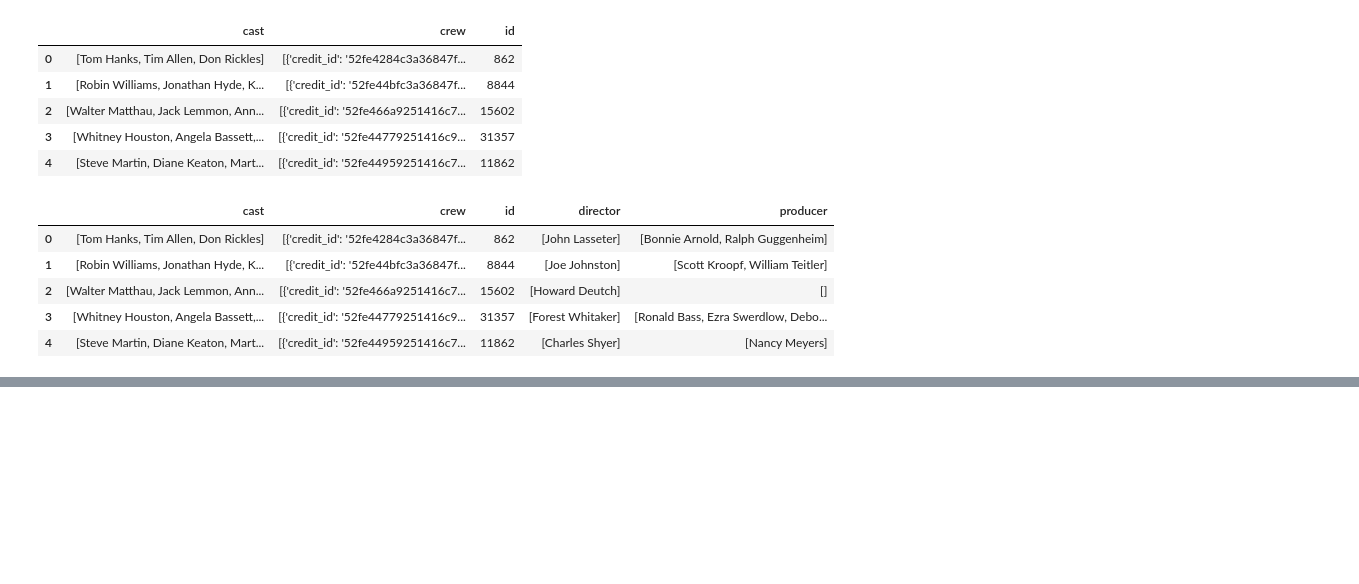
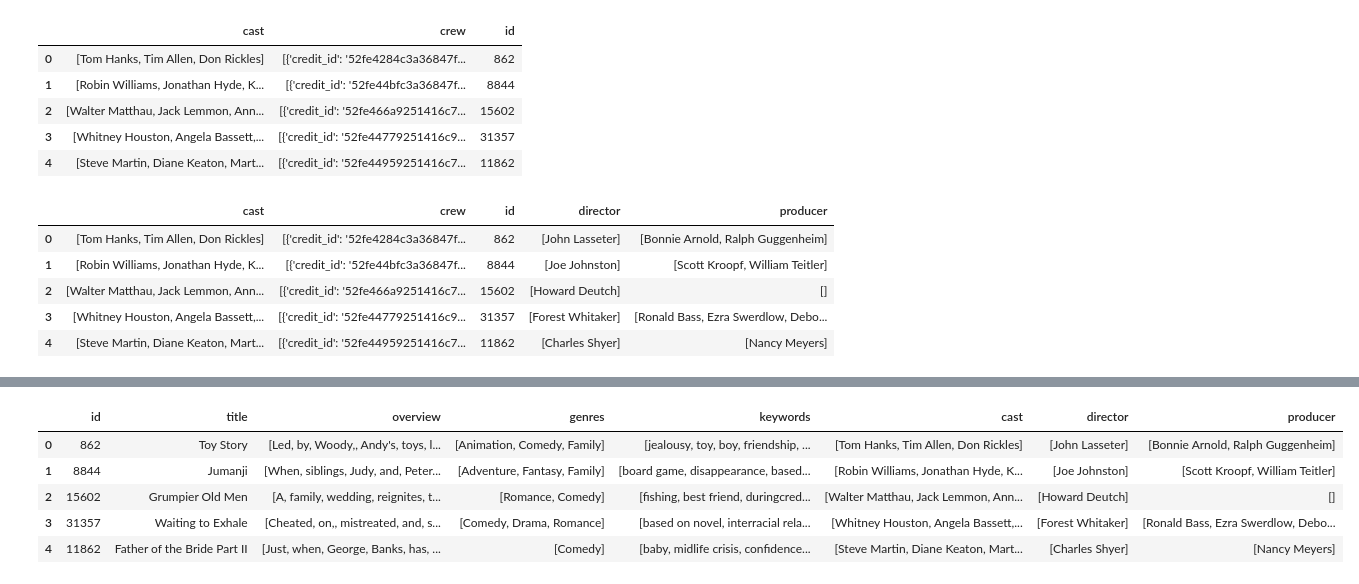
Before and after one commit to golubnichiy/big_data_092925, a Jupyter notebook: day_13.ipynb, the cells around one changed output, grey strips where cells are left out. Cells and saved outputs as stored; diff of their text form; code cells hidden in the pictures; blank space fills up the shorter version.

```diff
--- a/day_13.ipynb
+++ b/day_13.ipynb
@@ -96,0 +260,10 @@ df_credits.head()
+# %%
+df1 = final_df[['id', 'title', 'overview', 'genres', 'keywords', 'cast', 'director', 'producer']]
+df1.head()
+# %% [output]
+|  | id | title | overview | genres | keywords | cast | director | producer |
+| 0 | 862 | Toy Story | [Led, by, Woody,, Andy's, toys, l... | [Animation, Comedy, Family] | [jealousy, toy, boy, friendship, ... | [Tom Hanks, Tim Allen, Don Rickles] | [John Lasseter] | [Bonnie Arnold, Ralph Guggenheim] |
+| 1 | 8844 | Jumanji | [When, siblings, Judy, and, Peter... | [Adventure, Fantasy, Family] | [board game, disappearance, based... | [Robin Williams, Jonathan Hyde, K... | [Joe Johnston] | [Scott Kroopf, William Teitler] |
+| 2 | 15602 | Grumpier Old Men | [A, family, wedding, reignites, t... | [Romance, Comedy] | [fishing, best friend, duringcred... | [Walter Matthau, Jack Lemmon, Ann... | [Howard Deutch] | [] |
+| 3 | 31357 | Waiting to Exhale | [Cheated, on,, mistreated, and, s... | [Comedy, Drama, Romance] | [based on novel, interracial rela... | [Whitney Houston, Angela Bassett,... | [Forest Whitaker] | [Ronald Bass, Ezra Swerdlow, Debo... |
+| 4 | 11862 | Father of the Bride Part II | [Just, when, George, Banks, has, ... | [Comedy] | [baby, midlife crisis, confidence... | [Steve Martin, Diane Keaton, Mart... | [Charles Shyer] | [Nancy Meyers] |
```
Also changed, not shown: parts of 35 cells of this notebook, 1 other file.
